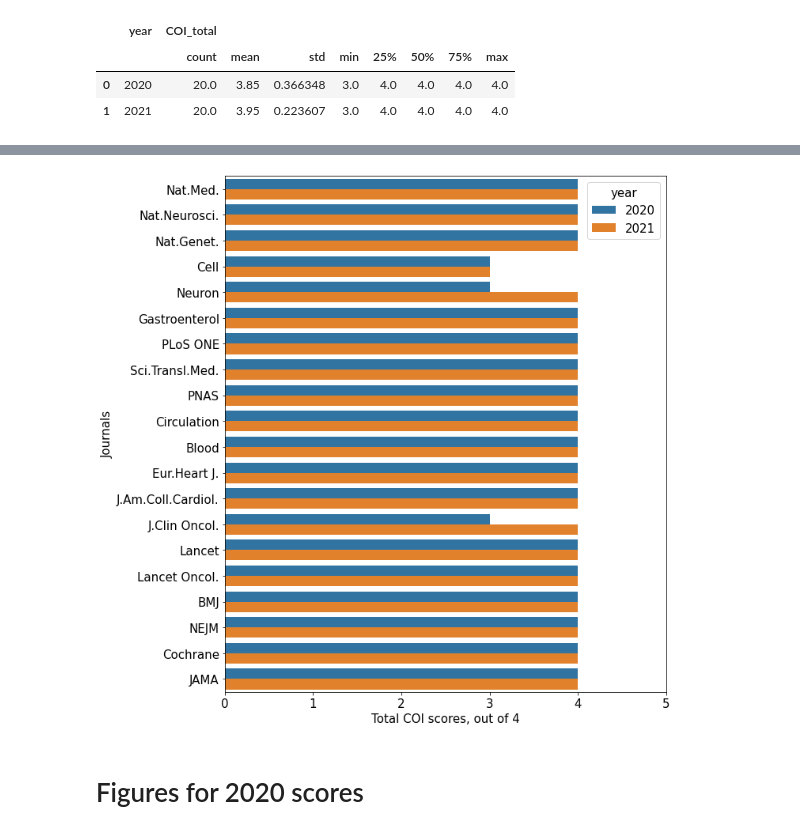
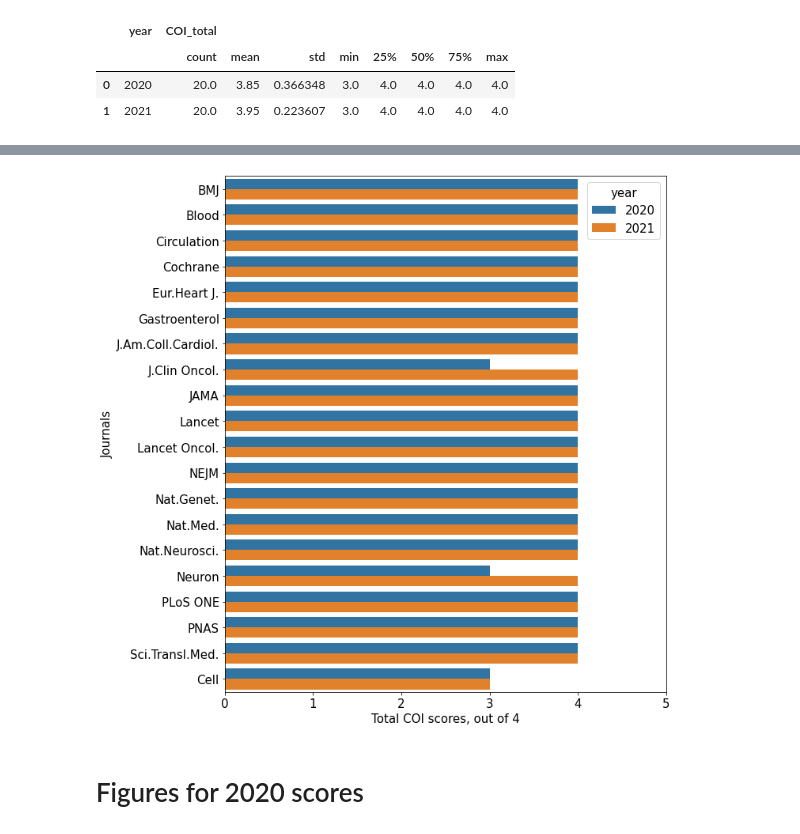
Before and after one commit to georgiarichards/TOP_medjournals, a Jupyter notebook: TOP_scores_Med&HealthJs.ipynb, the cells around one changed output, grey strips where cells are left out. Saved outputs shown, nothing was run; the diff lists cells and outputs as text; code cells hidden in the pictures.

Commit message:
Analysis update

```diff
--- a/TOP_scores_Med&HealthJs.ipynb
+++ b/TOP_scores_Med&HealthJs.ipynb
@@ -24,0 +28,10 @@ df1.head()
+# %%
+sum_extras = df1['TOP signatory']+df1['Reg reports']+df1['OS badges']
+df1['extra_total'] = sum_extras
+# %%
+sum_total_TOP = df1['Citation'] + df1['Data transparency'] + df1['Analytic methods (Code)'] + df1['Materials'] + df1['Design & analysis'] + df1['Study prereg'] + df1['Analysis prereg'] + df1['Replication']
+df1['TOP_8'] = sum_total_TOP
+# %%
+sum_total_COI = df1['COI1'] + df1['COI2'] + df1['COI3'] + df1['COI4']
+df1['COI_total'] = sum_total_COI
+df1.head()
@@ -438,3 +556,8 @@ df.groupby('year', as_index=False).agg({"COI_total": "describe"})
 |  |  | count | mean | std | min | 25% | 50% | 75% | max |
 | 0 | 2020 | 20.0 | 3.85 | 0.366348 | 3.0 | 4.0 | 4.0 | 4.0 | 4.0 |
 | 1 | 2021 | 20.0 | 3.95 | 0.223607 | 3.0 | 4.0 | 4.0 | 4.0 | 4.0 |
+# %%
+# sorting the order of the journals
+df4 = df1.sort_values(by=['COI_total', 'Journal'],
+                      ascending=[False, True])
+df4.head()
@@ -441,20 +572,20 @@ df.groupby('year', as_index=False).agg({"COI_total": "describe"})
 # %%
 # plotting the total COI score for 2020 & 2021, out of 4 points
 
 plt.figure(figsize=(10,12))
 sns.set_color_codes("colorblind")
-ax = sns.barplot(data=df, x="COI_total", y="Journal", hue="year")
+ax = sns.barplot(data=df4, x="COI_total", y="Journal", hue="year")
 plt.xlabel('Total COI scores, out of 4', fontsize=15)
 plt.xticks(fontsize=15)
 plt.ylabel('Journals', fontsize=15)
 plt.legend(title='year', title_fontsize=15, fontsize=15)
 degrees=0
 plt.yticks(fontsize=15, rotation=degrees)
 ax.set(xlim=(0, 5))
 
 plt.savefig("fig_COI_20-21.png", dpi=600)
 # %% [output]
-[figure, old version]
+[figure, new version]
 # %% [markdown]
 # Figures for 2020 scores
 # %%
```
Also changed, not shown: parts of 31 cells of this notebook, 1 other file.
